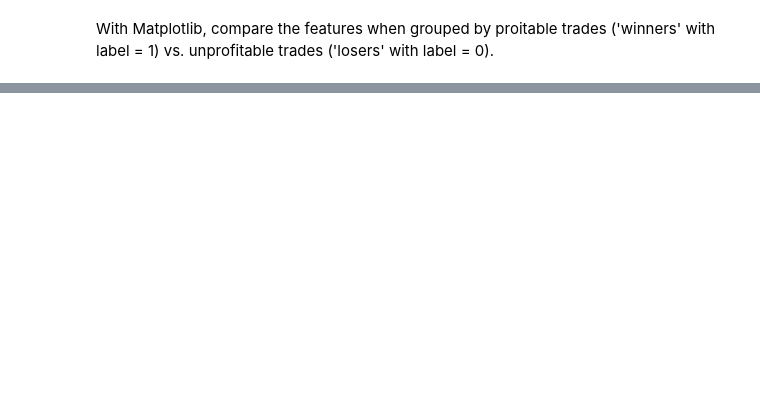
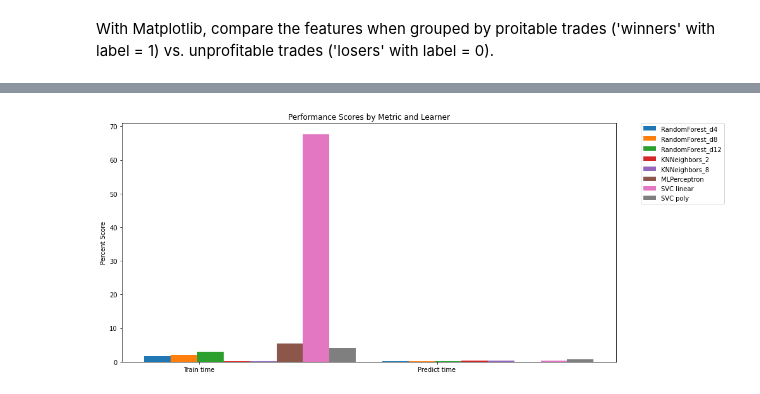
Before and after one commit to CajunCal/OptionTradingNotebooksXOM, a Jupyter notebook: OptionsTradingwithML.ipynb, the cells around one changed output, grey strips where cells are left out. Cells and saved outputs as stored; diff of their text form; code cells hidden in the pictures; blank space fills up the shorter version.

```diff
--- a/OptionsTradingwithML.ipynb
+++ b/OptionsTradingwithML.ipynb
@@ -324,0 +328,9 @@ Disclaimer: Do not try this at home! You won't lose money learning Python Machin
+# %%
+#Run the plot function to compare execution time of the Learners.
+
+#Plot execution time metrics
+exec_times = ['Train time', 'Predict time']
+
+PlotGroupedBarChart(exec_times, agents, learner_stats)
+# %% [output]
+[figure, added]
```
Also changed, not shown: parts of 40 cells of this notebook, 3 other files.
